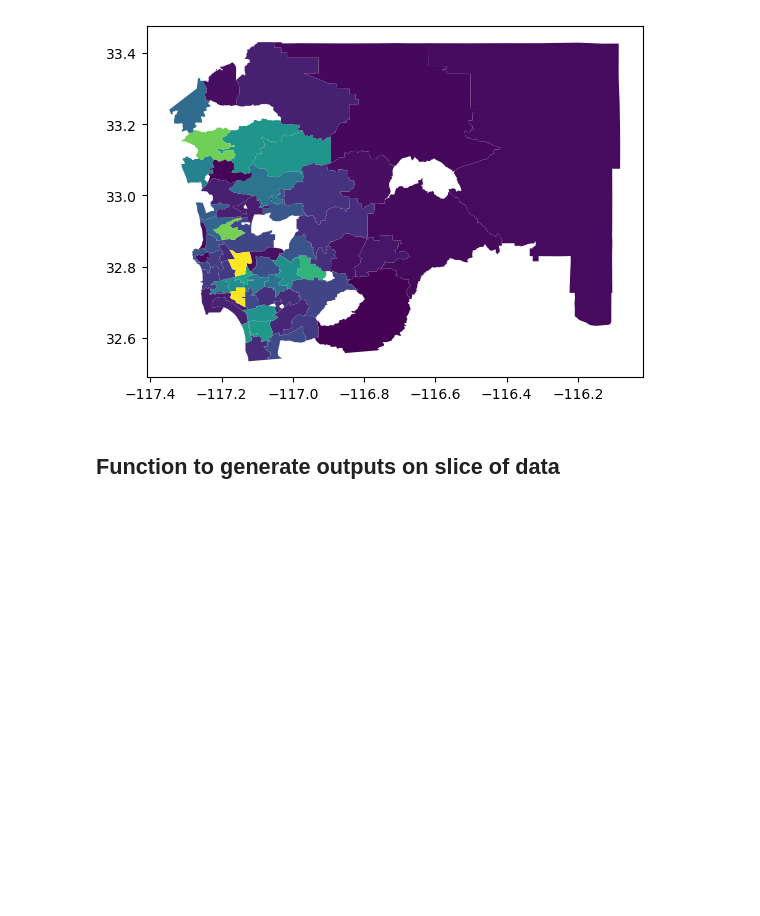
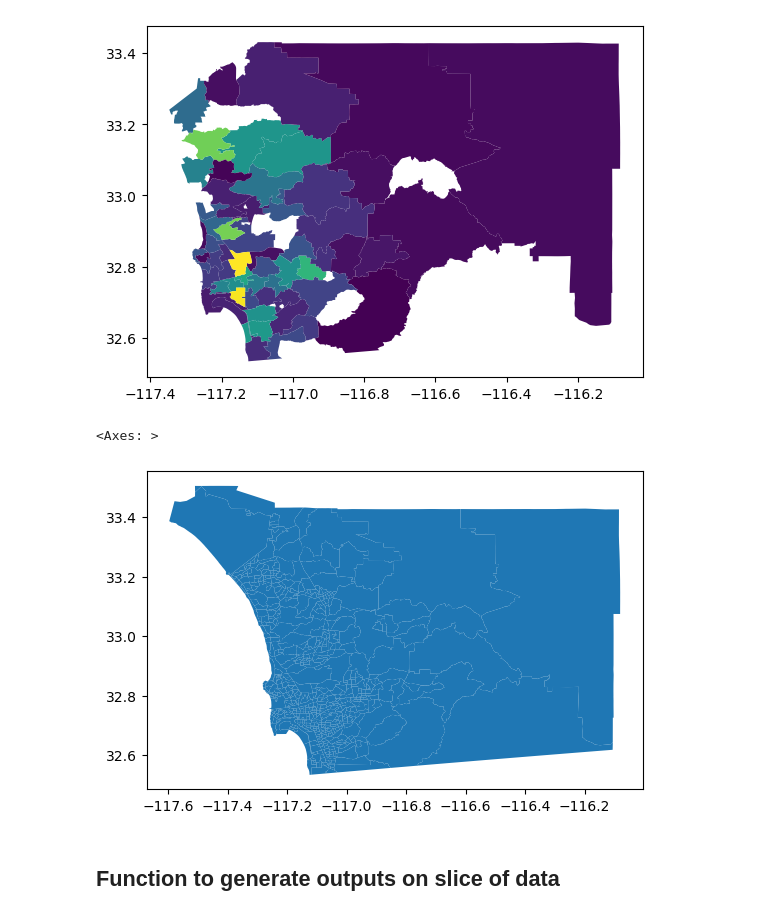
Before and after one commit to michaelmss/DSC180A-Activity-Centers, a Jupyter notebook: Notebooks/Hexbins.ipynb, the cells around one changed output. Drawn from its saved outputs; the diff is of its cells as text; code cells hidden in the pictures; blank space fills up the shorter version.

```diff
--- a/Notebooks/Hexbins.ipynb
+++ b/Notebooks/Hexbins.ipynb
@@ -122,6 +122,11 @@ dissolved.plot(column='count')
 # %% [output]
 <Axes: >
 [figure]
+# %%
+tracts.plot()
+# %% [output]
+<Axes: >
+[figure, added]
 # %% [markdown]
 ## Function to generate outputs on slice of data
 # %%
```
Also changed, not shown: parts of 2 cells of this notebook, 1 other file.
